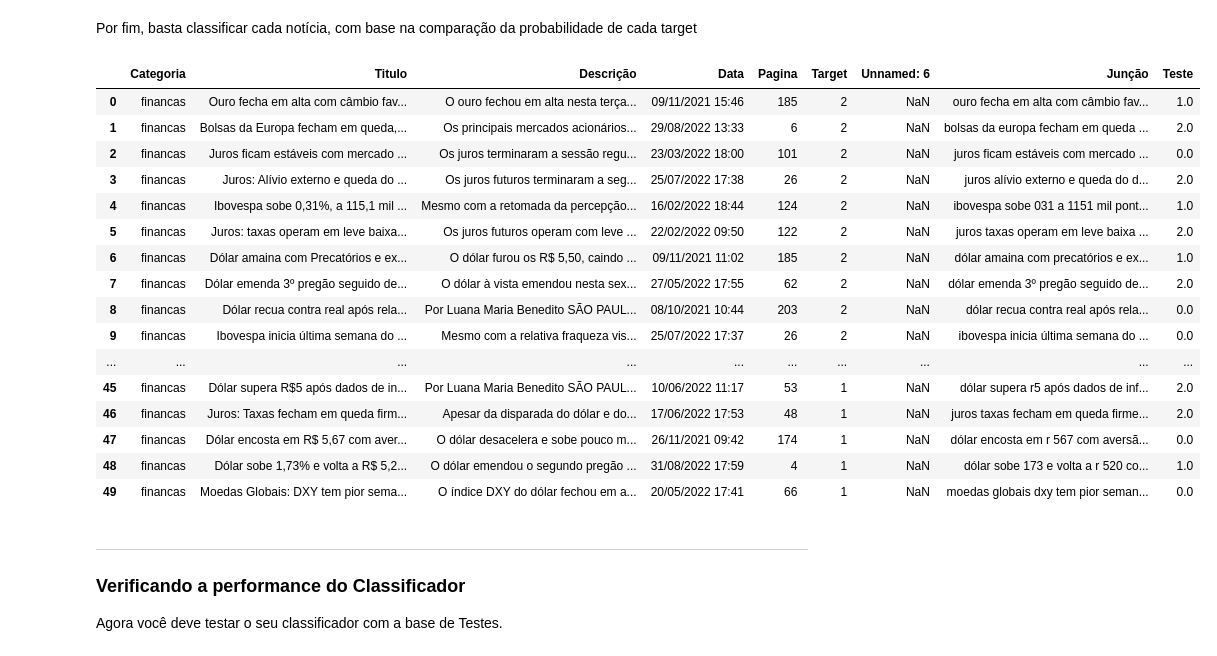
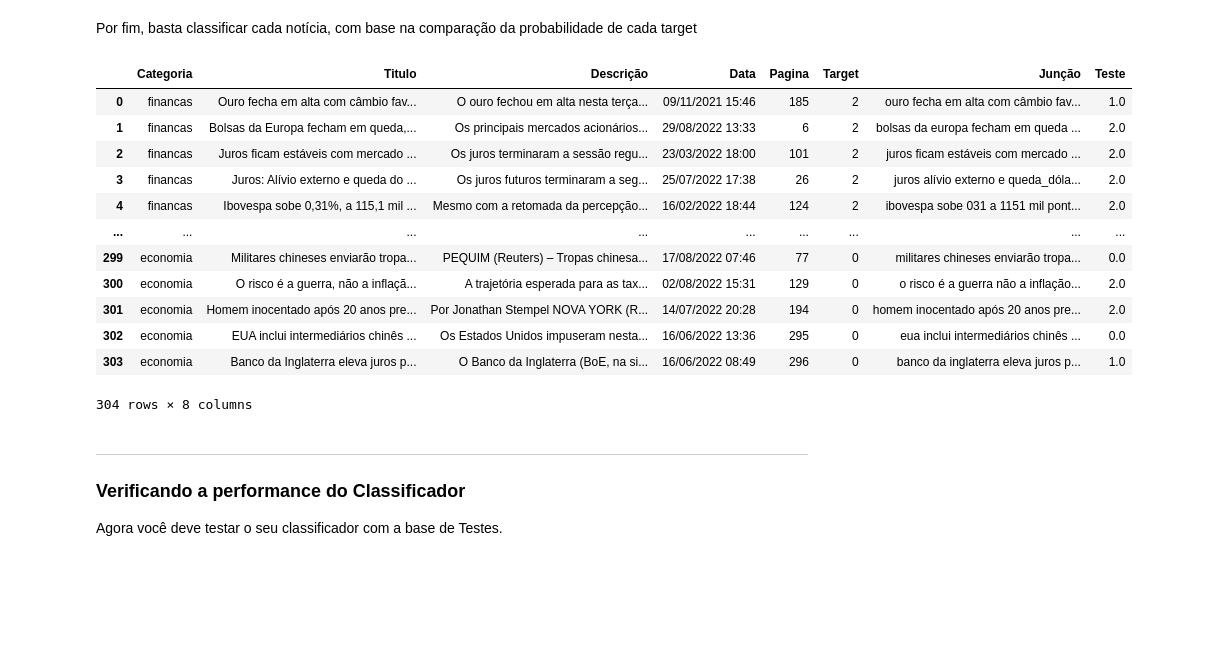
Before and after one commit to insper-classroom/22-2a-cd-p1-grupo_alexiabp, a Jupyter notebook: notebooks/relatorio_modelo.ipynb, the cells around one changed output. Saved outputs shown, nothing was run; the diff lists cells and outputs as text; code cells hidden in the pictures; blank space fills up the shorter version.

Commit message:
estrutura de testes

```diff
--- a/notebooks/relatorio_modelo.ipynb
+++ b/notebooks/relatorio_modelo.ipynb
@@ -103,7 +164,8 @@ stopwords = [
 # %%
 #Juntando Título e descrição do target 0
-target_0 = test.loc[train['Target']==0,:]
+target_0 = train.loc[train['Target']==0,:]
 string_0 = ''
+
 for texto in target_0['Descrição']:
     novo_texto=cleanup(str(texto).lower())
     string_0+=''.join(novo_texto)
@@ -115,11 +177,8 @@ for titulo in target_0['Titulo']:
 lista_0 = string_0.split()
 
 #Metodologia Stopwords
-
 i = 0
 while i<len(lista_0):
-    if lista_0[i] == 'alta' or lista_0[i] == 'queda':
-        del lista_0[i]
     #Se a palavra estiver na lista de stopwords, deleta
     if lista_0[i] in stopwords:
         del lista_0[i]
@@ -128,4 +187,3 @@ while i<len(lista_0):
             i-=1
     else:
         i+=1
-lista_0
@@ -150,6 +190,6 @@ lista_0
 # %%
 #Juntando Título e descrição do target 1
-target_1 = test.loc[train['Target']==1,:]
+target_1 = train.loc[train['Target']==1,:]
 string_1 = ''
 for texto in target_1['Descrição']:
     novo_texto=cleanup(str(texto).lower())
@@ -175,5 +215,4 @@ while i<len(lista_1):
             i-=1
     else:
         i+=1
-lista_1
 # %% [output]
@@ -197,8 +220,9 @@ lista_1
 # %%
 #Juntando Título e Descrição do Target 2
-target_2 = test.loc[train['Target']==2,:]
+target_2 = train.loc[train.Target==2,:]
 string_2 = ''
 for texto in target_2['Descrição']:
+
     novo_texto=cleanup(str(texto).lower())
     string_2+=''.join(novo_texto)
 
@@ -490,35 +467,31 @@ Por fim, basta classificar cada notícia, com base na comparação da probabilid
 # %%
 for i in range(len(probNeutra_dado_noticia)): #Todas as listas de probabilidade da célula anterior possuem o mesmo tamanho,
                                               #utilizaremos a lista com a probabilidade da notícia ser neutra.
 
     if probNegativa_dado_noticia[i] > probPositiva_dado_noticia[i] and probNegativa_dado_noticia[i] > probNeutra_dado_noticia[i]:
         test.loc[i, 'Teste'] = 2
 
     elif probPositiva_dado_noticia[i] > probNegativa_dado_noticia[i] and probPositiva_dado_noticia[i] > probNeutra_dado_noticia[i]:
         test.loc[i, 'Teste'] = 1
 
     else:
         test.loc[i, 'Teste'] = 0
 
-test.head(50)
+test.head(500)
 # %% [output]
-|  | Categoria | Titulo | Descrição | Data | Pagina | Target | Unnamed: 6 | Junção | Teste |
-| 0 | financas | Ouro fecha em alta com câmbio fav... | O ouro fechou em alta nesta terça... | 09/11/2021 15:46 | 185 | 2 | NaN | ouro fecha em alta com câmbio fav... | 1.0 |
-| 1 | financas | Bolsas da Europa fecham em queda,... | Os principais mercados acionários... | 29/08/2022 13:33 | 6 | 2 | NaN | bolsas da europa fecham em queda ... | 2.0 |
-| 2 | financas | Juros ficam estáveis com mercado ... | Os juros terminaram a sessão regu... | 23/03/2022 18:00 | 101 | 2 | NaN | juros ficam estáveis com mercado ... | 0.0 |
-| 3 | financas | Juros: Alívio externo e queda do ... | Os juros futuros terminaram a seg... | 25/07/2022 17:38 | 26 | 2 | NaN | juros alívio externo e queda do d... | 2.0 |
-| 4 | financas | Ibovespa sobe 0,31%, a 115,1 mil ... | Mesmo com a retomada da percepção... | 16/02/2022 18:44 | 124 | 2 | NaN | ibovespa sobe 031 a 1151 mil pont... | 1.0 |
-| 5 | financas | Juros: taxas operam em leve baixa... | Os juros futuros operam com leve ... | 22/02/2022 09:50 | 122 | 2 | NaN | juros taxas operam em leve baixa ... | 2.0 |
-| 6 | financas | Dólar amaina com Precatórios e ex... | O dólar furou os R$ 5,50, caindo ... | 09/11/2021 11:02 | 185 | 2 | NaN | dólar amaina com precatórios e ex... | 1.0 |
-| 7 | financas | Dólar emenda 3º pregão seguido de... | O dólar à vista emendou nesta sex... | 27/05/2022 17:55 | 62 | 2 | NaN | dólar emenda 3º pregão seguido de... | 2.0 |
-| 8 | financas | Dólar recua contra real após rela... | Por Luana Maria Benedito SÃO PAUL... | 08/10/2021 10:44 | 203 | 2 | NaN | dólar recua contra real após rela... | 0.0 |
-| 9 | financas | Ibovespa inicia última semana do ... | Mesmo com a relativa fraqueza vis... | 25/07/2022 17:37 | 26 | 2 | NaN | ibovespa inicia última semana do ... | 0.0 |
-| ... | ... | ... | ... | ... | ... | ... | ... | ... | ... |
-| 45 | financas | Dólar supera R$5 após dados de in... | Por Luana Maria Benedito SÃO PAUL... | 10/06/2022 11:17 | 53 | 1 | NaN | dólar supera r5 após dados de inf... | 2.0 |
-| 46 | financas | Juros: Taxas fecham em queda firm... | Apesar da disparada do dólar e do... | 17/06/2022 17:53 | 48 | 1 | NaN | juros taxas fecham em queda firme... | 2.0 |
-| 47 | financas | Dólar encosta em R$ 5,67 com aver... | O dólar desacelera e sobe pouco m... | 26/11/2021 09:42 | 174 | 1 | NaN | dólar encosta em r 567 com aversã... | 0.0 |
-| 48 | financas | Dólar sobe 1,73% e volta a R$ 5,2... | O dólar emendou o segundo pregão ... | 31/08/2022 17:59 | 4 | 1 | NaN | dólar sobe 173 e volta a r 520 co... | 1.0 |
-| 49 | financas | Moedas Globais: DXY tem pior sema... | O índice DXY do dólar fechou em a... | 20/05/2022 17:41 | 66 | 1 | NaN | moedas globais dxy tem pior seman... | 0.0 |
+|  | Categoria | Titulo | Descrição | Data | Pagina | Target | Junção | Teste |
+| 0 | financas | Ouro fecha em alta com câmbio fav... | O ouro fechou em alta nesta terça... | 09/11/2021 15:46 | 185 | 2 | ouro fecha em alta com câmbio fav... | 1.0 |
+| 1 | financas | Bolsas da Europa fecham em queda,... | Os principais mercados acionários... | 29/08/2022 13:33 | 6 | 2 | bolsas da europa fecham em queda ... | 2.0 |
+| 2 | financas | Juros ficam estáveis com mercado ... | Os juros terminaram a sessão regu... | 23/03/2022 18:00 | 101 | 2 | juros ficam estáveis com mercado ... | 2.0 |
+| 3 | financas | Juros: Alívio externo e queda do ... | Os juros futuros terminaram a seg... | 25/07/2022 17:38 | 26 | 2 | juros alívio externo e queda_dóla... | 2.0 |
+| 4 | financas | Ibovespa sobe 0,31%, a 115,1 mil ... | Mesmo com a retomada da percepção... | 16/02/2022 18:44 | 124 | 2 | ibovespa sobe 031 a 1151 mil pont... | 2.0 |
+| ... | ... | ... | ... | ... | ... | ... | ... | ... |
+| 299 | economia | Militares chineses enviarão tropa... | PEQUIM (Reuters) – Tropas chinesa... | 17/08/2022 07:46 | 77 | 0 | militares chineses enviarão tropa... | 0.0 |
+| 300 | economia | O risco é a guerra, não a inflaçã... | A trajetória esperada para as tax... | 02/08/2022 15:31 | 129 | 0 | o risco é a guerra não a inflação... | 2.0 |
+| 301 | economia | Homem inocentado após 20 anos pre... | Por Jonathan Stempel NOVA YORK (R... | 14/07/2022 20:28 | 194 | 0 | homem inocentado após 20 anos pre... | 2.0 |
+| 302 | economia | EUA inclui intermediários chinês ... | Os Estados Unidos impuseram nesta... | 16/06/2022 13:36 | 295 | 0 | eua inclui intermediários chinês ... | 0.0 |
+| 303 | economia | Banco da Inglaterra eleva juros p... | O Banco da Inglaterra (BoE, na si... | 16/06/2022 08:49 | 296 | 0 | banco da inglaterra eleva juros p... | 1.0 |
+304 rows × 8 columns
 # %% [markdown]
 ___
 ### Verificando a performance do Classificador
```
Also changed, not shown: parts of 33 cells of this notebook, 1 other file.
